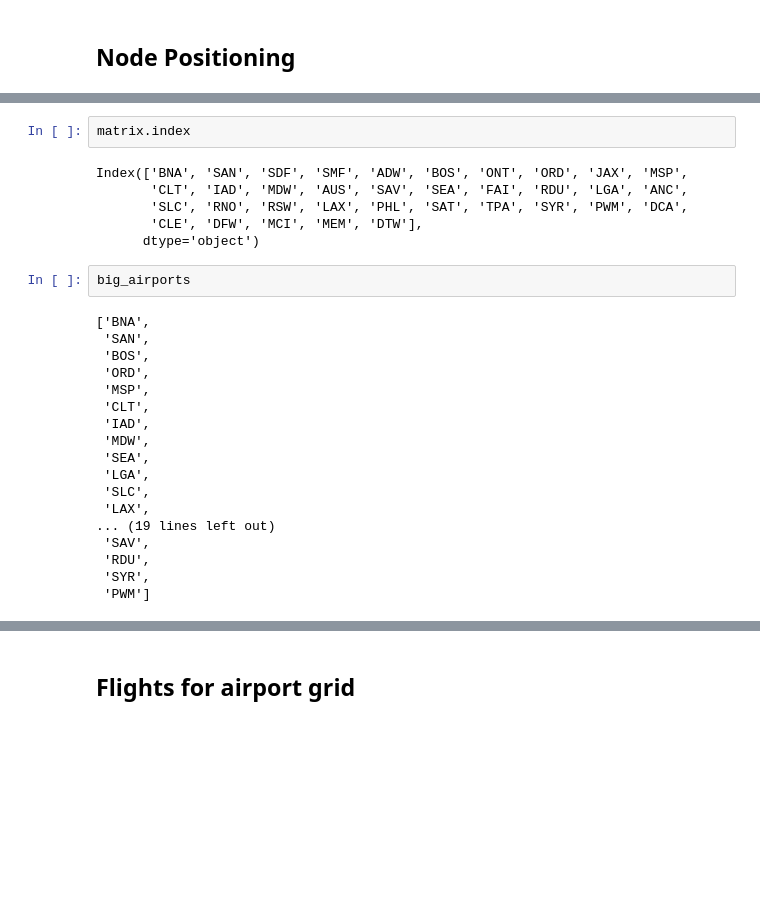
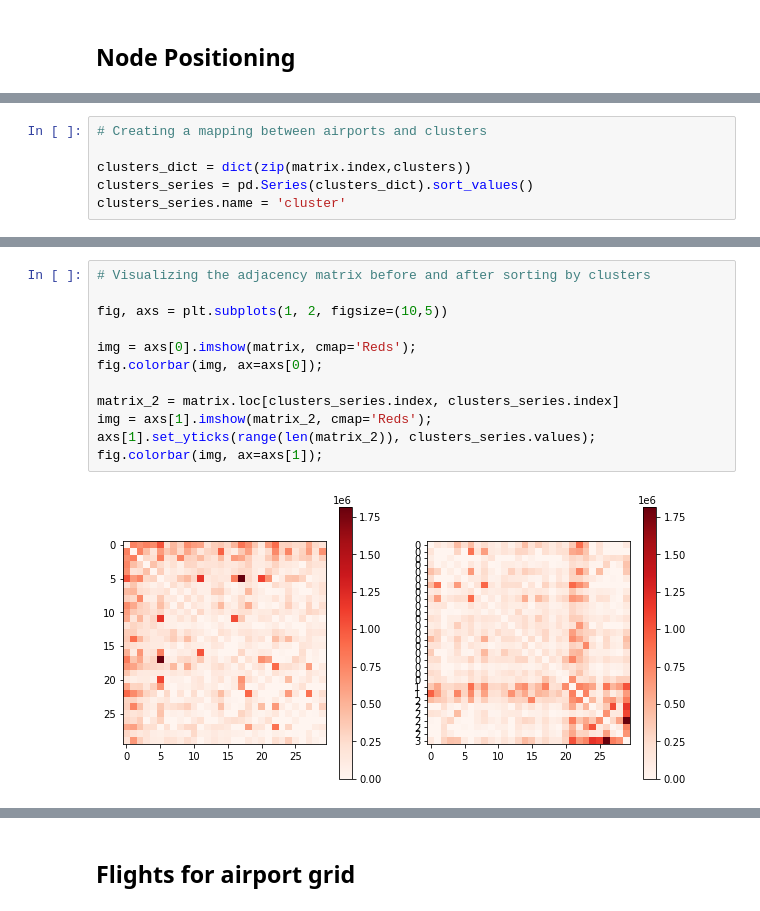
Before and after one commit to moultriedanger/visualizing_dynamic_graphs, a Jupyter notebook: src/hierarchical_edge_bundling/HEB_Preprocessing.ipynb, the cells around one changed output, grey strips where cells are left out. Cells and saved outputs as stored; diff of their text form; blank space fills up the shorter version.

```diff
--- a/src/hierarchical_edge_bundling/HEB_Preprocessing.ipynb
+++ b/src/hierarchical_edge_bundling/HEB_Preprocessing.ipynb
@@ -57 +68,7 @@ clusters_dict = dict(zip(big_airports,clusters))
+# %%
+# Creating a mapping between airports and clusters
+
+clusters_dict = dict(zip(matrix.index,clusters))
+clusters_series = pd.Series(clusters_dict).sort_values()
+clusters_series.name = 'cluster'
 # %%
@@ -81,28 +78,14 @@ clusters_dict
-# %%
-matrix.index
-# %% [output]
-Index(['BNA', 'SAN', 'SDF', 'SMF', 'ADW', 'BOS', 'ONT', 'ORD', 'JAX', 'MSP',
-       'CLT', 'IAD', 'MDW', 'AUS', 'SAV', 'SEA', 'FAI', 'RDU', 'LGA', 'ANC',
-       'SLC', 'RNO', 'RSW', 'LAX', 'PHL', 'SAT', 'TPA', 'SYR', 'PWM', 'DCA',
-       'CLE', 'DFW', 'MCI', 'MEM', 'DTW'],
-      dtype='object')
-# %%
-big_airports
-# %% [output]
-['BNA',
- 'SAN',
- 'BOS',
- 'ORD',
- 'MSP',
- 'CLT',
- 'IAD',
- 'MDW',
- 'SEA',
- 'LGA',
- 'SLC',
- 'LAX',
-... (19 lines left out)
- 'SAV',
- 'RDU',
- 'SYR',
- 'PWM']
+# %%
+# Visualizing the adjacency matrix before and after sorting by clusters
+
+fig, axs = plt.subplots(1, 2, figsize=(10,5))
+
+img = axs[0].imshow(matrix, cmap='Reds');
+fig.colorbar(img, ax=axs[0]);
+
+matrix_2 = matrix.loc[clusters_series.index, clusters_series.index]
+img = axs[1].imshow(matrix_2, cmap='Reds');
+axs[1].set_yticks(range(len(matrix_2)), clusters_series.values);
+fig.colorbar(img, ax=axs[1]);
+# %% [output]
+[figure, added]
```
Also changed, not shown: parts of 27 cells of this notebook, 3 other files.
